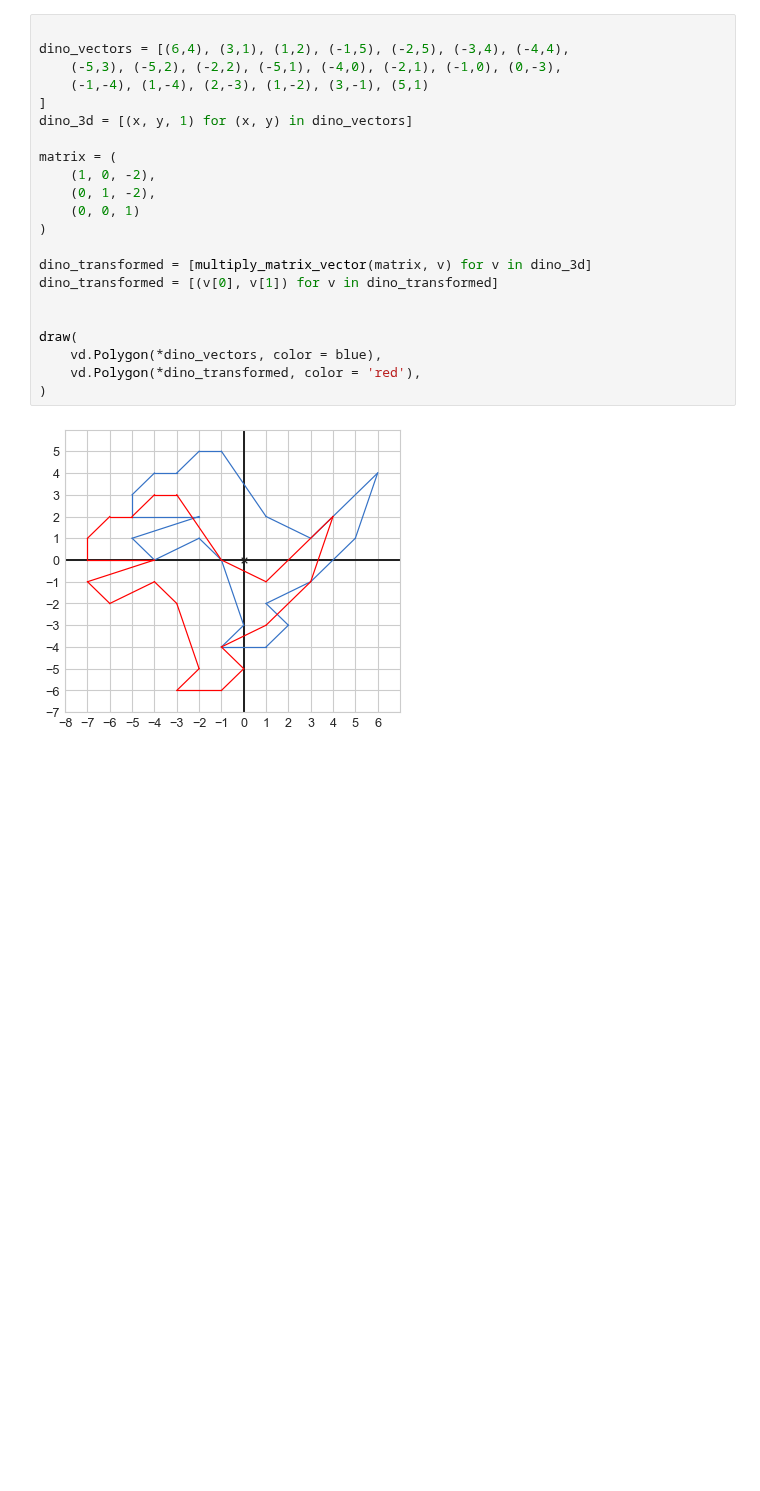
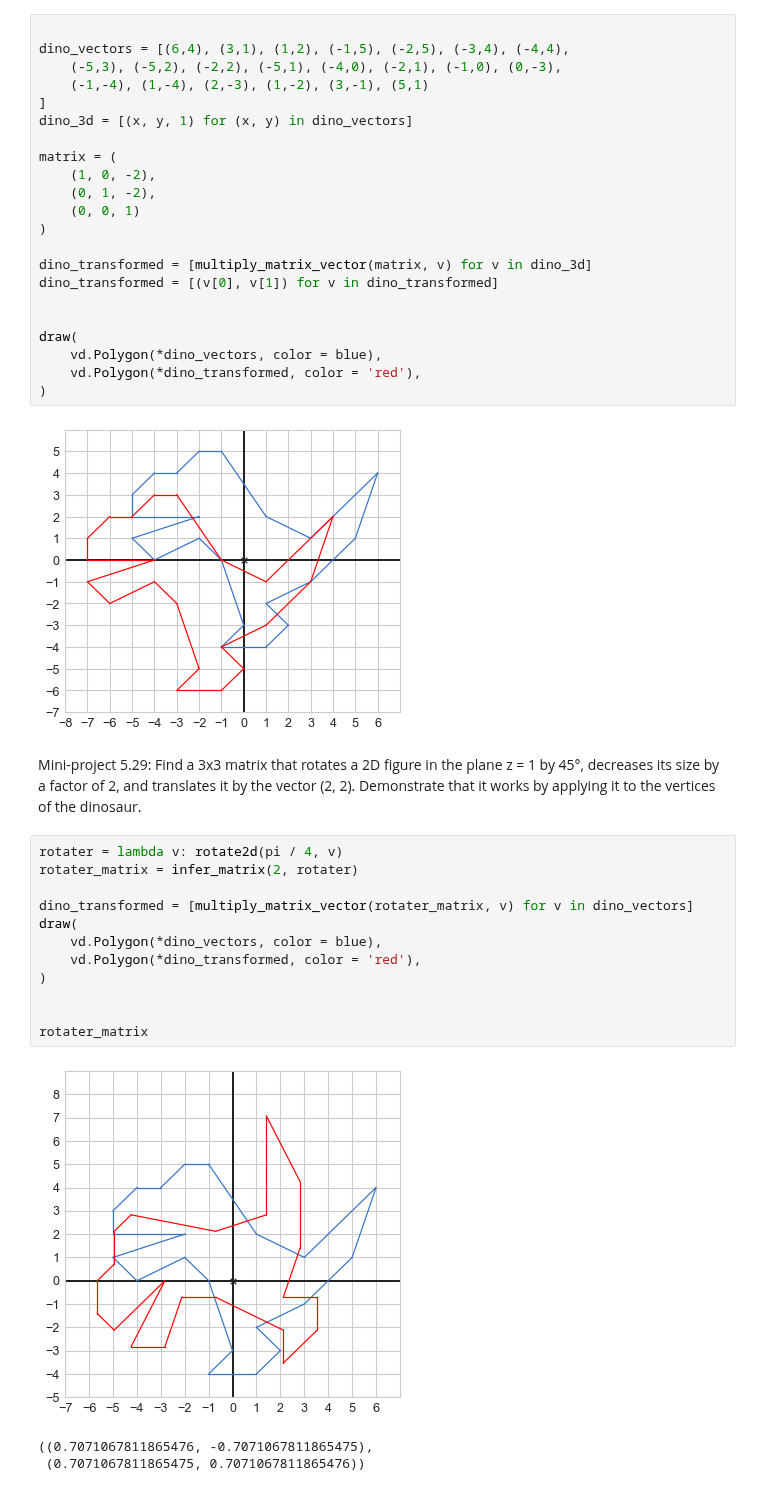
Before and after one commit to aliakhtar/maths4programmers-python, a Jupyter notebook: ch05/5.3.ipynb, the cells around one changed output. Cells and saved outputs as stored; diff of their text form; blank space fills up the shorter version.

```diff
--- a/ch05/5.3.ipynb
+++ b/ch05/5.3.ipynb
@@ -80,3 +80,22 @@ draw(
 )
 # %% [output]
 [figure]
+# %% [markdown]
+Mini-project 5.29: Find a 3x3 matrix that rotates a 2D figure in the plane z = 1 by 45°, decreases its size by a factor of
+2, and translates it by the vector (2, 2). Demonstrate that it works by applying it to the vertices of the dinosaur.
+# %%
+rotater = lambda v: rotate2d(pi / 4, v)
+rotater_matrix = infer_matrix(2, rotater)
+
+dino_transformed = [multiply_matrix_vector(rotater_matrix, v) for v in dino_vectors]
+draw(
+    vd.Polygon(*dino_vectors, color = blue),
+    vd.Polygon(*dino_transformed, color = 'red'),
+)
+
+
+rotater_matrix
+# %% [output]
+[figure, added]
+((0.7071067811865476, -0.7071067811865475),
+ (0.7071067811865475, 0.7071067811865476))
```
Also changed, not shown: parts of 3 cells of this notebook.
